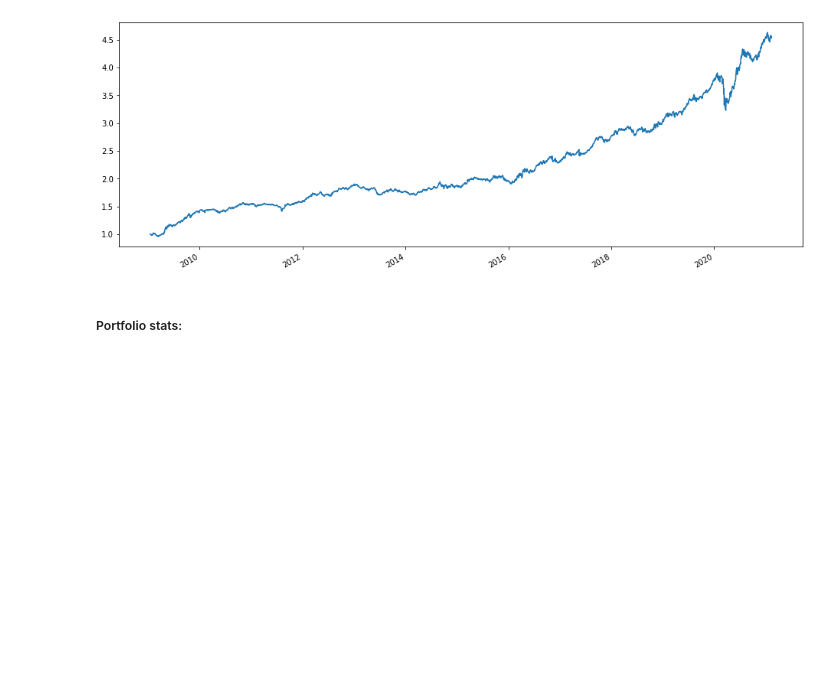
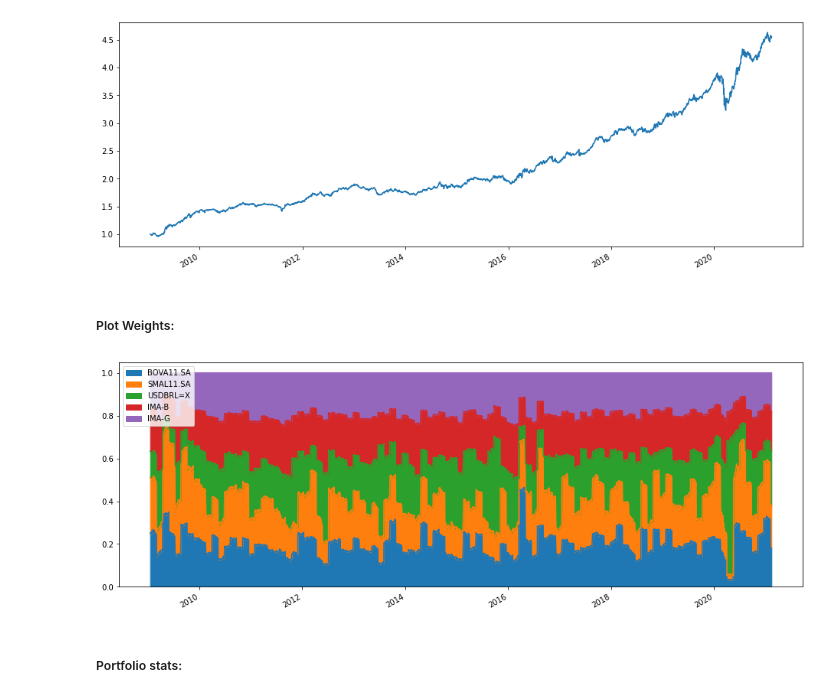
Before and after one commit to pedroosorio98/PyFinLib, a Jupyter notebook: PyFinLib Tools.ipynb, the cells around one changed output. Drawn from its saved outputs; the diff is of its cells as text; code cells hidden in the pictures; blank space fills up the shorter version.

```diff
--- a/PyFinLib Tools.ipynb
+++ b/PyFinLib Tools.ipynb
@@ -503,6 +503,12 @@ momentum_performance = pf.performance_index(momentum_weighted_returns)
 momentum_performance.plot(figsize=(16,6));
 # %% [output]
 [figure]
+# %% [markdown]
+##### Plot Weights:
+# %%
+pf.plot_weights(momentum_weighted_weights)
+# %% [output]
+[figure, added]
 # %% [markdown]
 ##### Portfolio stats:
 # %%
```
Also changed, not shown: parts of 3 cells of this notebook, 1 other file.
